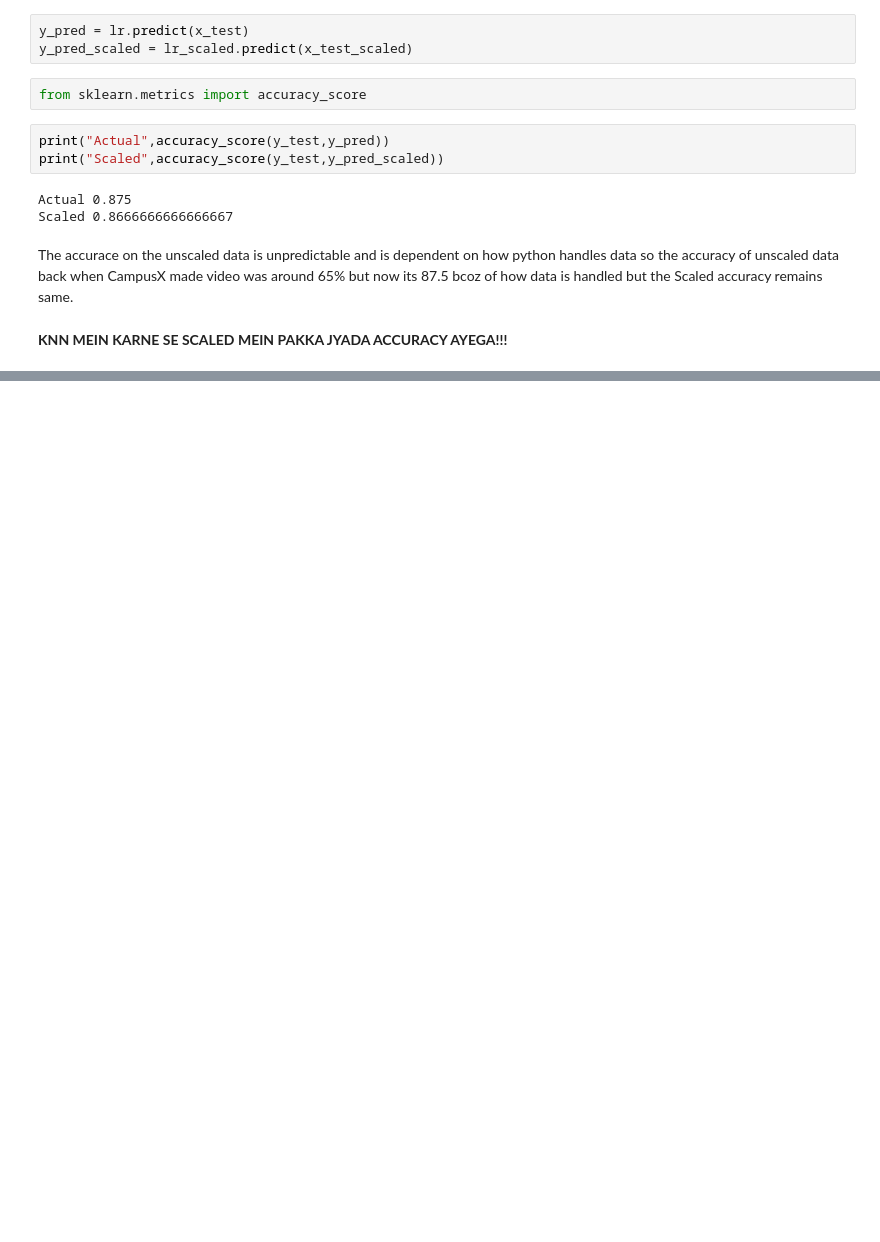
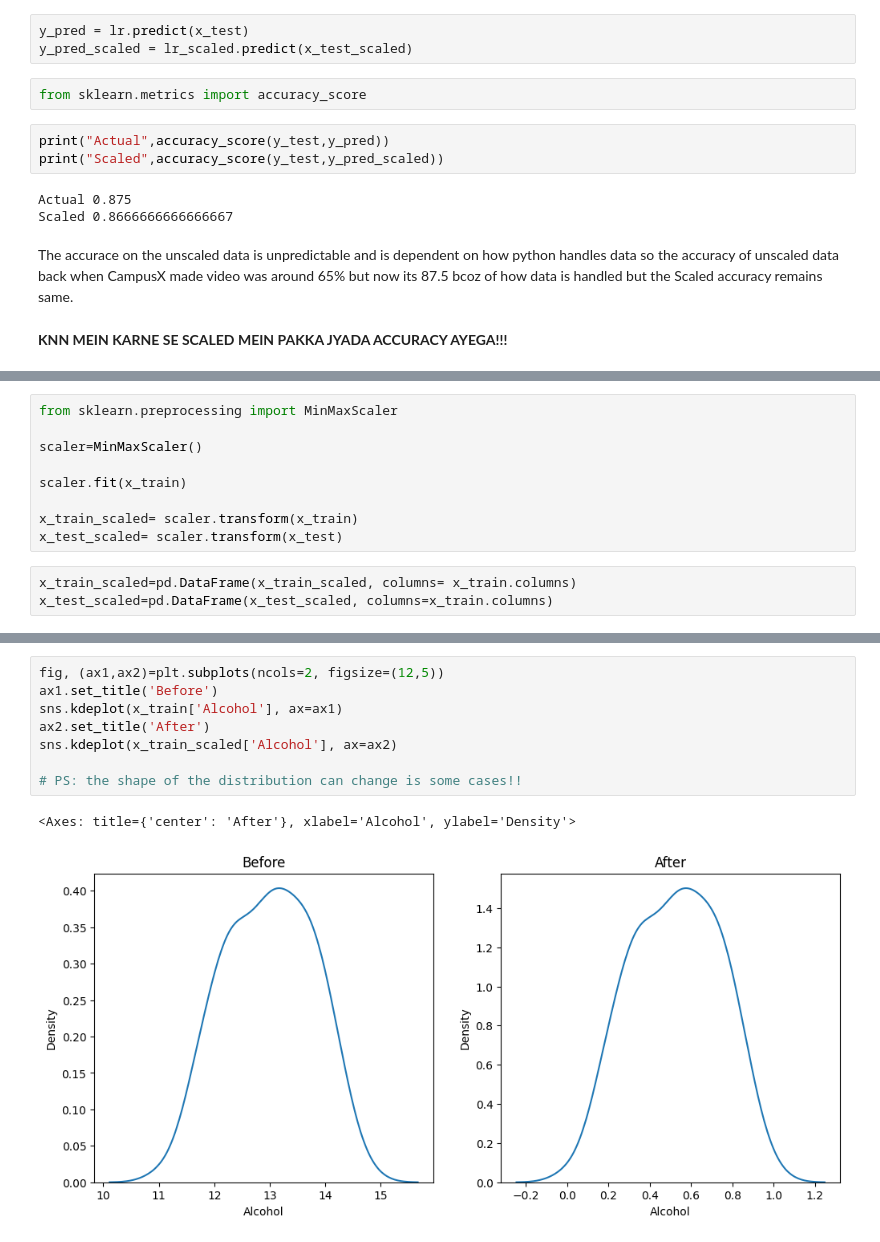
Before and after one commit to anshulkr69/learning-to-make-machine-learn, a Jupyter notebook: 5_Feature_Scaling.ipynb, the cells around one changed output, grey strips where cells are left out. Cells and saved outputs as stored; diff of their text form; blank space fills up the shorter version.

```diff
--- a/5_Feature_Scaling.ipynb
+++ b/5_Feature_Scaling.ipynb
@@ -173,0 +235,12 @@ The accurace on the unscaled data is unpredictable and is dependent on how pytho
+# %%
+from sklearn.preprocessing import MinMaxScaler
+
+scaler=MinMaxScaler()
+
+scaler.fit(x_train)
+
+x_train_scaled= scaler.transform(x_train)
+x_test_scaled= scaler.transform(x_test)
+# %%
+x_train_scaled=pd.DataFrame(x_train_scaled, columns= x_train.columns)
+x_test_scaled=pd.DataFrame(x_test_scaled, columns=x_train.columns)
@@ -173,0 +271,11 @@ The accurace on the unscaled data is unpredictable and is dependent on how pytho
+# %%
+fig, (ax1,ax2)=plt.subplots(ncols=2, figsize=(12,5))
+ax1.set_title('Before')
+sns.kdeplot(x_train['Alcohol'], ax=ax1)
+ax2.set_title('After')
+sns.kdeplot(x_train_scaled['Alcohol'], ax=ax2)
+
+# PS: the shape of the distribution can change is some cases!!
+# %% [output]
+<Axes: title={'center': 'After'}, xlabel='Alcohol', ylabel='Density'>
+[figure, added]
```
Also changed, not shown: parts of 19 cells of this notebook.
